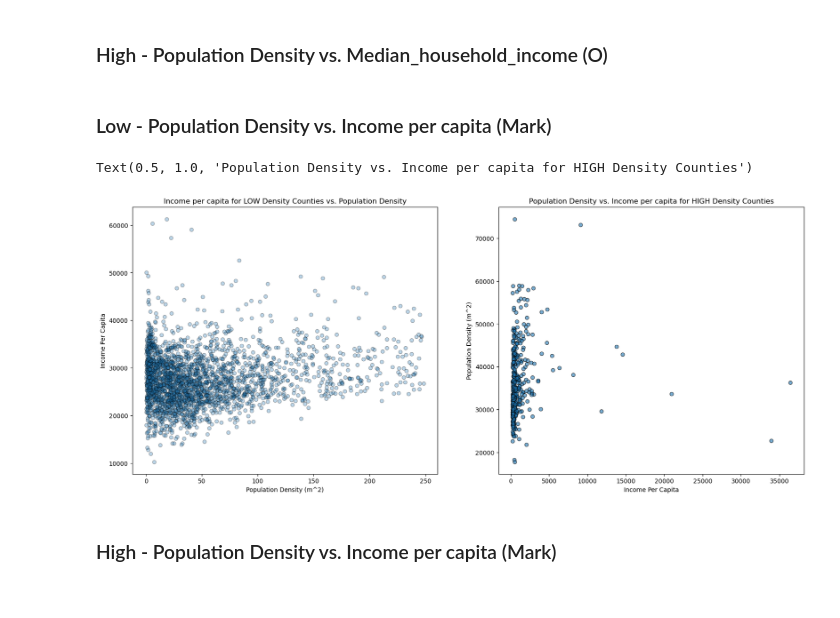
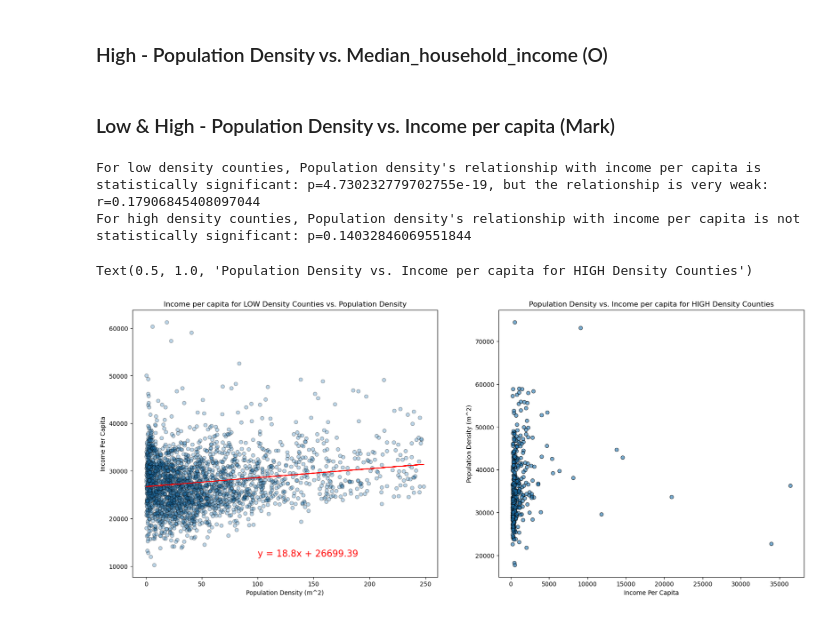
Before and after one commit to Morgen-Henry/Project-1, a Jupyter notebook: eco_health.ipynb, the cells around one changed output. Drawn from its saved outputs; the diff is of its cells as text; code cells hidden in the pictures.

Commit message:
mark, uploading his correlations and visualizations

```diff
--- a/eco_health.ipynb
+++ b/eco_health.ipynb
@@ -286,31 +287,47 @@ Text(0.5, 1.0, 'Population Density (per m^2)')
 # %% [markdown]
 ### High - Population Density vs. Median_household_income (O)
 # %% [markdown]
-### Low - Population Density vs. Income per capita (Mark)
+### Low & High - Population Density vs. Income per capita (Mark)
+# %%
+# calculating correlations
+low_den_corr = st.pearsonr(low_den_df['Population Density (per m^2)'], low_den_df['Income per capita'])
+high_den_corr = st.pearsonr(high_den_df['Population Density (per m^2)'], high_den_df['Income per capita'])
+
+print(f"For low density counties, Population density's relationship with income per capita is statistically significant: p={low_den_corr[1]}, but the relationship is very weak: r={low_den_corr[0]}")
+print(f"For high density counties, Population density's relationship with income per capita is not statistically significant: p={high_den_corr[1]}")
+# %% [output]
+For low density counties, Population density's relationship with income per capita is statistically significant: p=4.730232779702755e-19, but the relationship is very weak: r=0.17906845408097044
+For high density counties, Population density's relationship with income per capita is not statistically significant: p=0.14032846069551844
 # %%
 # code to calculate linear regressions
 (m1,b1,rvalue1,pvalue1,stderr1) = linregress(low_den_df['Population Density (per m^2)'], low_den_df['Income per capita'])
 (m2,b2,rvalue2,pvalue2,stderr2) = linregress(high_den_df['Population Density (per m^2)'], high_den_df['Income per capita'])
 
-y_pred_low =
-y_pred_high =
+y_pred_low = m1*low_den_df['Population Density (per m^2)'] + b1
+#y_pred_high = m2*high_den_df['Population Density (per m^2)'] + b2 (not plotting the regression because the relationship is insignificant)
+
+low_den_lineq = f"y = {round(m1,2)}x + {round(b1,2)}"
+#high_den_lineq = f"y = {round(m2,2)}x + {round(b2,2)}" (not plotting the regression because the relationship is insignificant)
+
 
 # plotting code
 fig, (ax0, ax1) = plt.subplots(ncols=2, nrows=1, figsize=(20,8))
 
 ax0.scatter(low_den_df['Population Density (per m^2)'], low_den_df['Income per capita'],
             edgecolors = 'black', alpha = .3)
+ax0.plot(low_den_df['Population Density (per m^2)'], y_pred_low, color='r')
 ax0.set_ylabel("Income Per Capita")
 ax0.set_xlabel('Population Density (m^2)')
 ax0.set_title("Income per capita for LOW Density Counties vs. Population Density")
+ax0.annotate(low_den_lineq, (100, 12000), fontsize=15, color='r')
 
 ax1.scatter(high_den_df['Population Density (per m^2)'], high_den_df['Income per capita'],
             edgecolors = 'black', alpha = .6)
+#ax1.plot(high_den_df['Population Density (per m^2)'], y_pred_high, color='r') (not plotting the regression because it is insignificant)
 ax1.set_xlabel("Income Per Capita")
 ax1.set_ylabel('Population Density (m^2)')
 ax1.set_title("Population Density vs. Income per capita for HIGH Density Counties")
+#ax1.annotate(high_den_lineq, (100, 12000), fontsize=15, color='r') (not plotting the regression because it is insignificant)
 # %% [output]
 Text(0.5, 1.0, 'Population Density vs. Income per capita for HIGH Density Counties')
-[figure, old version]
+[figure, new version]
-# %% [markdown]
-### High - Population Density vs. Income per capita (Mark)
```
Also changed, not shown: parts of 3 cells of this notebook.
